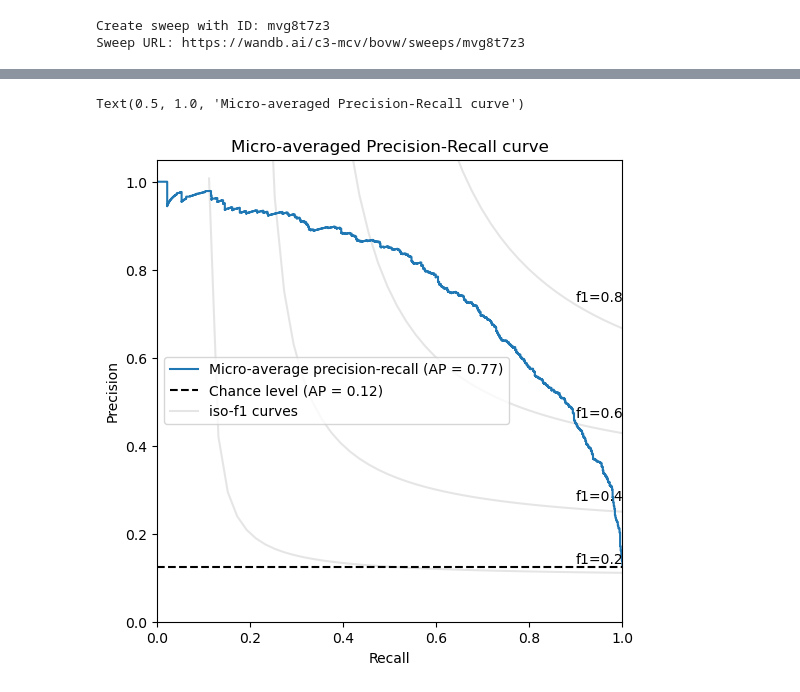
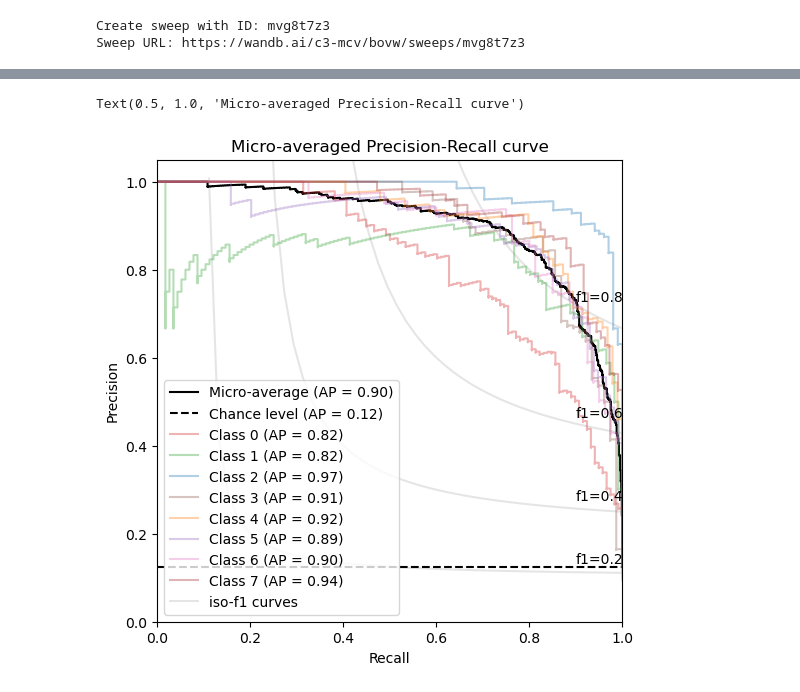
Before and after one commit to MCV-C3/project23-24-08, a Jupyter notebook: Task1/BagofVisualWords.ipynb, the cells around one changed output, grey strips where cells are left out. Saved outputs shown, nothing was run; the diff lists cells and outputs as text; code cells hidden in the pictures.

```diff
--- a/Task1/BagofVisualWords.ipynb
+++ b/Task1/BagofVisualWords.ipynb
@@ -463,7 +463,7 @@ wandb.agent('c3-mcv/bovw/m7e1sid0', function=sweep_bovw, count=1)
 # %%
 config = {
     'descriptor': 'dense_sift',
-    'step_size': 75,
+    'step_size': 12,
     'n_words': 314,
     "n_features": 1024,
     'n_neigh': 5,
@@ -502,56 +528,67 @@ plt.show()
 # https://scikit-learn.org/stable/auto_examples/model_selection/plot_precision_recall.html#sphx-glr-auto-examples-model-selection-plot-precision-recall-py
 from sklearn.metrics import average_precision_score, precision_recall_curve
 from sklearn.metrics import PrecisionRecallDisplay
+from itertools import cycle
+
+colors = ["tab:red", "tab:green", "tab:blue", "tab:brown", "tab:orange", "tab:purple", "tab:pink", "brown"]
 
 y_onehot_test = LabelBinarizer().fit_transform(bovw.test_dataset['labels'])
 n_classes = y_onehot_test.shape[1]
 
 # For each class
-precision = dict()
-recall = dict()
-average_precision = dict()
+precision_dict  = dict()
+recall_dict  = dict()
+average_precision_dict = dict()
 for i in range(n_classes):
-    precision[i], recall[i], _ = precision_recall_curve(y_onehot_test[:, i], y_score[:, i])
-    average_precision[i] = average_precision_score(y_onehot_test[:, i], y_score[:, i])
+    precision_dict[i], recall_dict[i], _ = precision_recall_curve(y_onehot_test[:, i], y_score[:, i])
+    average_precision_dict[i] = average_precision_score(y_onehot_test[:, i], y_score[:, i])
 
 # A "micro-average": quantifying score on all classes jointly
-precision["micro"], recall["micro"], _ = precision_recall_curve(
+precision_dict["micro"], recall_dict["micro"], _ = precision_recall_curve(
     y_onehot_test.ravel(), y_score.ravel()
 )
-average_precision["micro"] = average_precision_score(y_onehot_test, y_score, average="micro")
+average_precision_dict["micro"] = average_precision_score(y_onehot_test, y_score, average="micro")
 
 from collections import Counter
 
 _, ax = plt.subplots(figsize=(6, 6))
 
 f_scores = np.linspace(0.2, 0.8, num=4)
 lines, labels = [], []
 for f_score in f_scores:
     x = np.linspace(0.01, 1)
     y = f_score * x / (2 * x - f_score)
     (l,) = plt.plot(x[y >= 0], y[y >= 0], color="gray", alpha=0.2)
     plt.annotate("f1={0:0.1f}".format(f_score), xy=(0.9, y[45] + 0.02))
 
 display = PrecisionRecallDisplay(
-    recall=recall["micro"],
-    precision=precision["micro"],
-    average_precision=average_precision["micro"],
+    recall=recall_dict["micro"],
+    precision=precision_dict["micro"],
+    average_precision=average_precision_dict["micro"],
     prevalence_pos_label=Counter(y_onehot_test.ravel())[1] / y_onehot_test.size,
 )
-display.plot(ax=ax, name="Micro-average precision-recall", plot_chance_level=True)
+display.plot(ax=ax, name="Micro-average", plot_chance_level=True, color='black')
+
+for i, color in zip(range(n_classes), colors):
+    display = PrecisionRecallDisplay(
+        recall=recall_dict[i],
+        precision=precision_dict[i],
+        average_precision=average_precision_dict[i],
+    )
+    display.plot(ax=ax, name=f"Class {i}", color=color, alpha=0.35)
 
 # add the legend for the iso-f1 curves
 handles, labels = display.ax_.get_legend_handles_labels()
 handles.extend([l])
 labels.extend(["iso-f1 curves"])
 # set the legend and the axes
 ax.set_xlim([0.0, 1.0])
 ax.set_ylim([0.0, 1.05])
 ax.legend(handles=handles, labels=labels, loc="best")
 ax.set_title("Micro-averaged Precision-Recall curve")
 # %% [output]
 Text(0.5, 1.0, 'Micro-averaged Precision-Recall curve')
-[figure, old version]
+[figure, new version]
 # %%
 y_onehot_test = LabelBinarizer().fit_transform(bovw.test_dataset['labels'])
 n_classes = y_onehot_test.shape[1]
```
Also changed, not shown: parts of 2 cells of this notebook.
